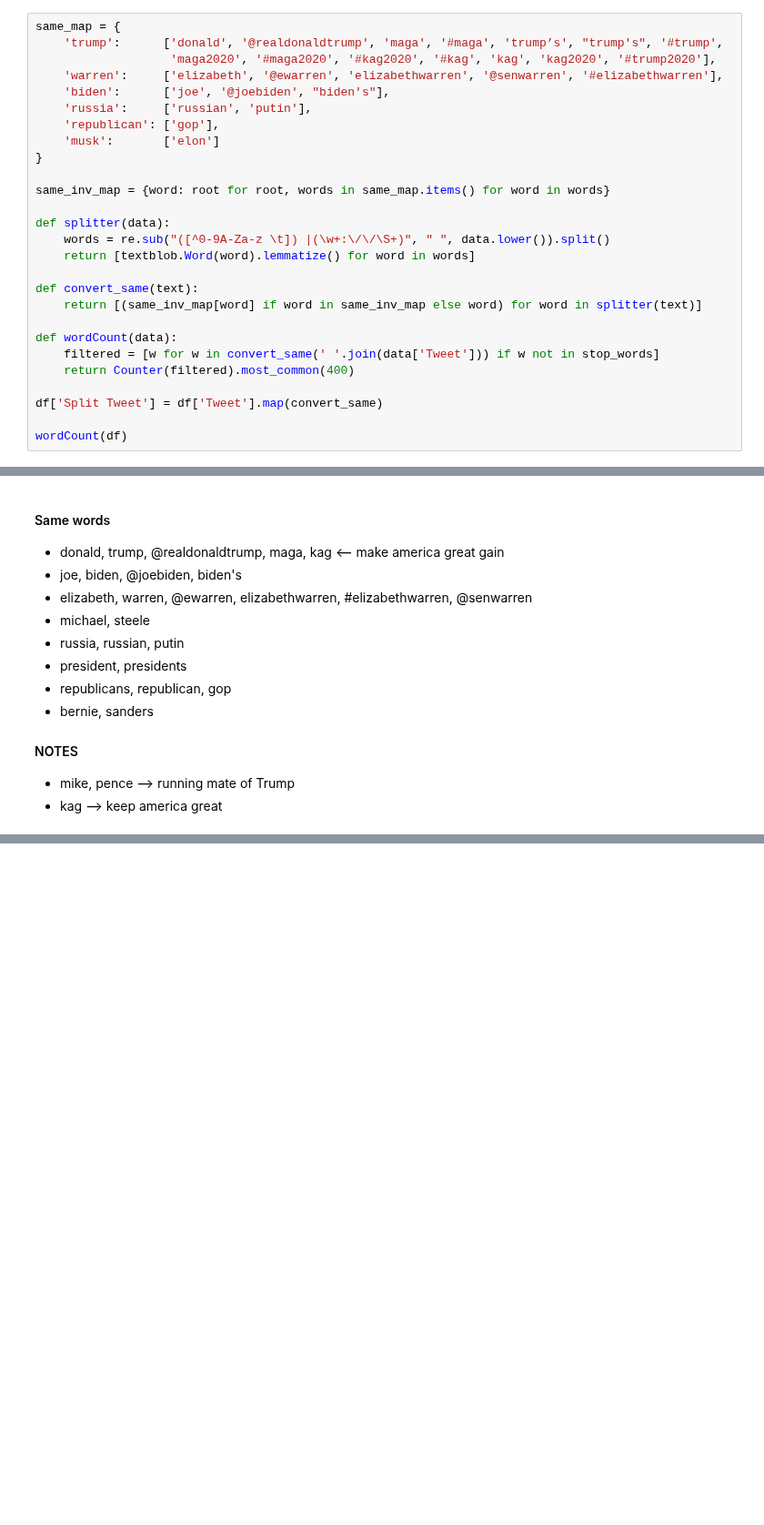
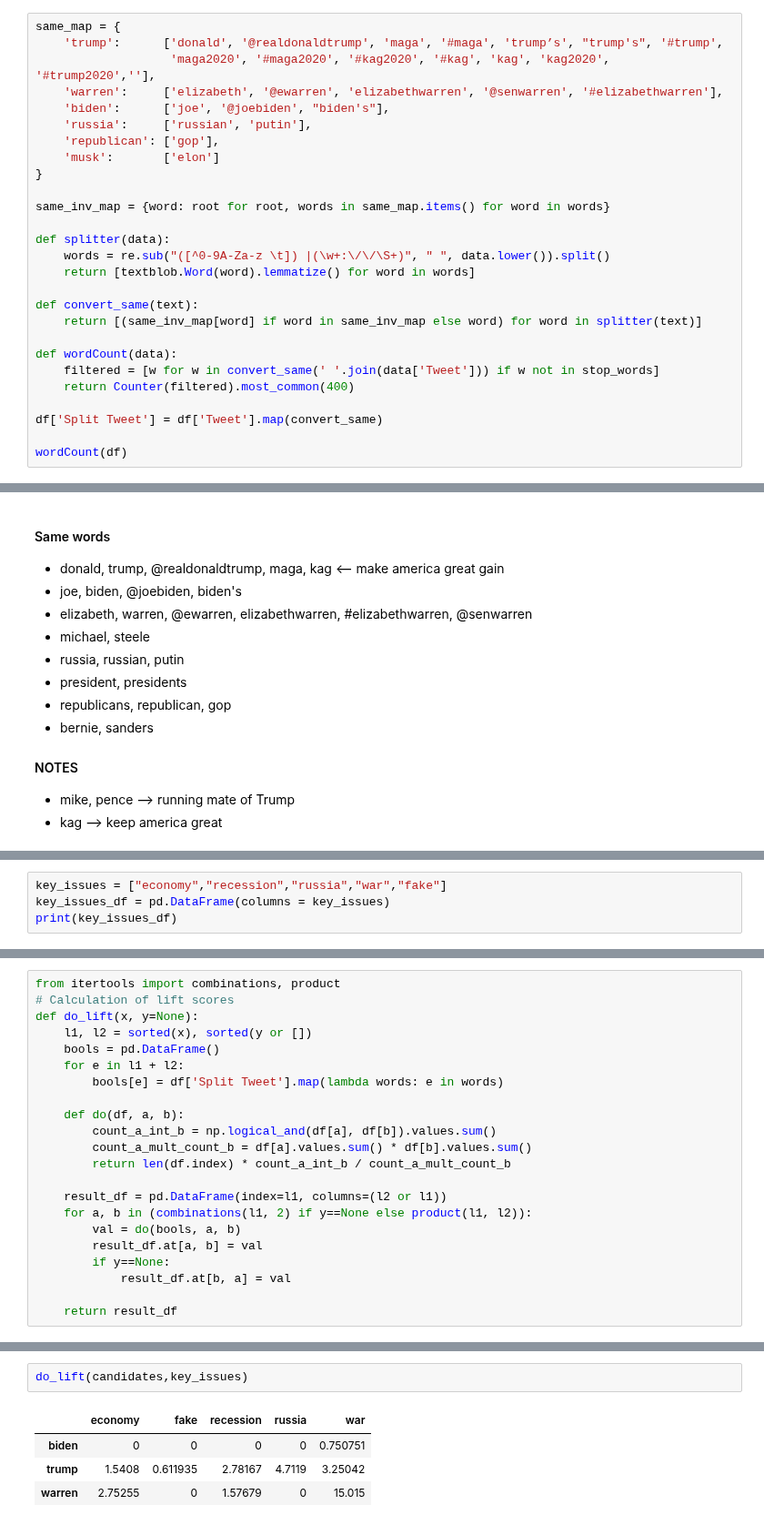
Before and after one commit to abhi-vik/ugc-analytics, a Jupyter notebook: assignments/second/assignment-2.ipynb, the cells around one changed output, grey strips where cells are left out. Shown at 91% size. Cells and saved outputs as stored; diff of their text form; blank space fills up the shorter version.

```diff
--- a/assignments/second/assignment-2.ipynb
+++ b/assignments/second/assignment-2.ipynb
@@ -117,7 +120,7 @@ df.head(10)
 # %%
 same_map = {
     'trump':      ['donald', '@realdonaldtrump', 'maga', '#maga', 'trump’s', "trump's", '#trump',
-                   'maga2020', '#maga2020', '#kag2020', '#kag', 'kag', 'kag2020', '#trump2020'],
+                   'maga2020', '#maga2020', '#kag2020', '#kag', 'kag', 'kag2020', '#trump2020',''],
     'warren':     ['elizabeth', '@ewarren', 'elizabethwarren', '@senwarren', '#elizabethwarren'],
     'biden':      ['joe', '@joebiden', "biden's"],
     'russia':     ['russian', 'putin'],
@@ -203,0 +191,4 @@ display(df)
+# %%
+key_issues = ["economy","recession","russia","war","fake"]
+key_issues_df = pd.DataFrame(columns = key_issues)
+print(key_issues_df)
@@ -203,0 +227,22 @@ display(df)
+# %%
+from itertools import combinations, product
+# Calculation of lift scores
+def do_lift(x, y=None):
+    l1, l2 = sorted(x), sorted(y or [])
+    bools = pd.DataFrame()
+    for e in l1 + l2:
+        bools[e] = df['Split Tweet'].map(lambda words: e in words)
+
+    def do(df, a, b):
+        count_a_int_b = np.logical_and(df[a], df[b]).values.sum()
+        count_a_mult_count_b = df[a].values.sum() * df[b].values.sum()
+        return len(df.index) * count_a_int_b / count_a_mult_count_b
+
+    result_df = pd.DataFrame(index=l1, columns=(l2 or l1))
+    for a, b in (combinations(l1, 2) if y==None else product(l1, l2)):
+        val = do(bools, a, b)
+        result_df.at[a, b] = val
+        if y==None:
+            result_df.at[b, a] = val
+
+    return result_df
@@ -203,0 +267,7 @@ display(df)
+# %%
+do_lift(candidates,key_issues)
+# %% [output]
+|  | economy | fake | recession | russia | war |
+| biden | 0 | 0 | 0 | 0 | 0.750751 |
+| trump | 1.5408 | 0.611935 | 2.78167 | 4.7119 | 3.25042 |
+| warren | 2.75255 | 0 | 1.57679 | 0 | 15.015 |
```
Also changed, not shown: parts of 10 cells of this notebook.
